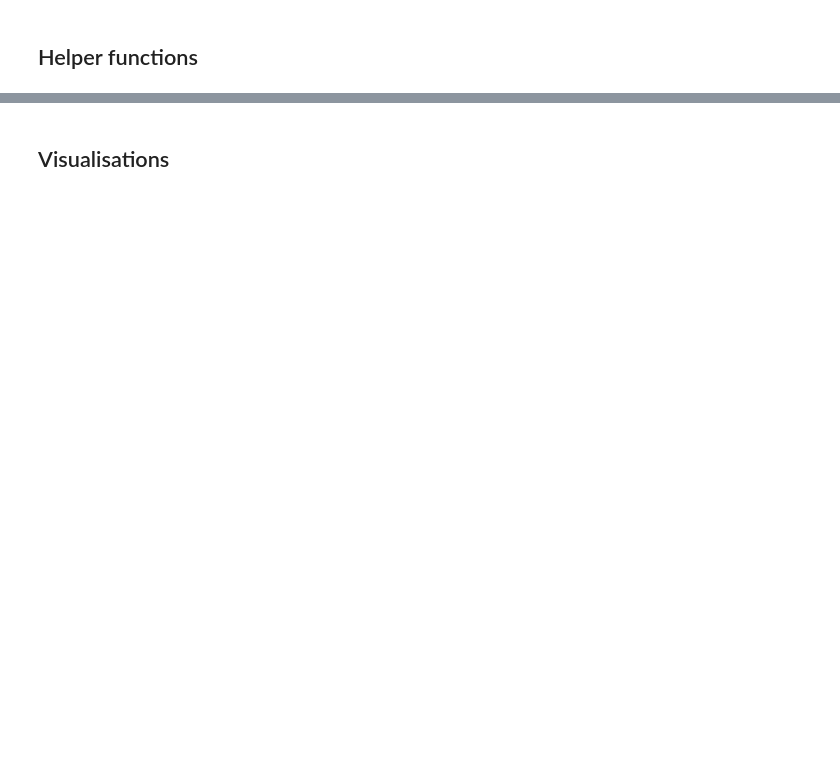
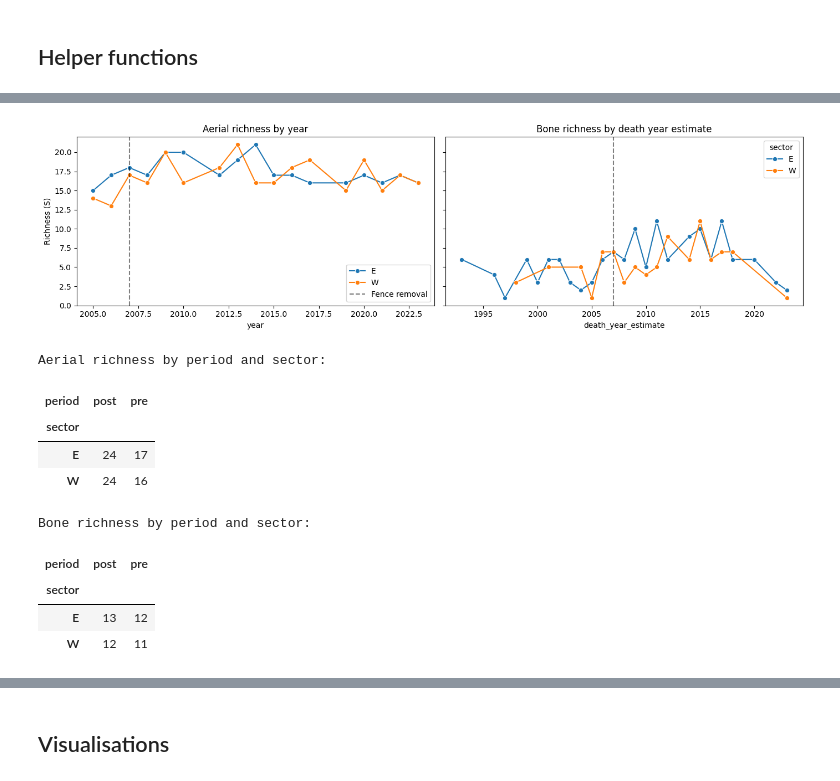
Before and after one commit to karilint/BonesOfOlPejeta, a Jupyter notebook: notebooks/A2 06 Bone vs Aerial comprehensive.ipynb, the cells around one changed output, grey strips where cells are left out. Drawn from its saved outputs; the diff is of its cells as text; code cells hidden in the pictures; blank space fills up the shorter version.

```diff
--- a/notebooks/A2 06 Bone vs Aerial comprehensive.ipynb
+++ b/notebooks/A2 06 Bone vs Aerial comprehensive.ipynb
@@ -415,8 +609,8 @@ for sector in ["E", "W"]:
     period_distances.append({
         "sector": sector,
         "bray_curtis_pre_post": bc_parts["bray_curtis"],
-        "bc_balanced_pre_post": bc_parts["balanced_variation"],
-        "bc_gradient_pre_post": bc_parts["abundance_gradient"],
+        "turnover_pre_post": bc_parts["turnover"],
+        "nestedness_pre_post": bc_parts["nestedness"],
     })
 
 permanova_df = pd.DataFrame(permanova_results)
@@ -455,11 +656,11 @@ for sector in ["E", "W"]:
         "delta_pearson": pear,
         "delta_spearman": spear,
         "live_pre_post_bc": live_parts["bray_curtis"],
-        "live_pre_post_bc_balanced": live_parts["balanced_variation"],
-        "live_pre_post_bc_gradient": live_parts["abundance_gradient"],
+        "live_pre_post_turnover": live_parts["turnover"],
+        "live_pre_post_nestedness": live_parts["nestedness"],
         "bone_pre_post_bc": bone_parts["bray_curtis"],
-        "bone_pre_post_bc_balanced": bone_parts["balanced_variation"],
-        "bone_pre_post_bc_gradient": bone_parts["abundance_gradient"],
+        "bone_pre_post_turnover": bone_parts["turnover"],
+        "bone_pre_post_nestedness": bone_parts["nestedness"],
     })
 
 change_df = pd.DataFrame(change_results)
@@ -466,0 +912,68 @@ change_df
+# %%
+# Species richness trajectories by sector and dataset
+def compute_richness(df, group_cols, count_col="count") -> pd.DataFrame:
+    subset = df[df[count_col] > 0].copy()
+    return (
+        subset.groupby(group_cols)["species"]
+        .nunique()
+        .reset_index(name="richness")
+        .sort_values(group_cols)
+    )
+
+census_long_raw["period"] = np.where(census_long_raw["year"] < post_year, "pre", "post")
+bones_long_raw["period"] = np.where(bones_long_raw["death_year_estimate"] < post_year, "pre", "post")
+
+census_richness_year = compute_richness(census_long_raw, ["sector", "year"])
+bone_richness_year = compute_richness(bones_long_raw, ["sector", "death_year_estimate"])
+
+census_richness_period = compute_richness(census_long_raw, ["sector", "period"])
+bone_richness_period = compute_richness(bones_long_raw, ["sector", "period"])
+
+fig, axes = plt.subplots(1, 2, figsize=(14, 4), sharey=True)
+sns.lineplot(
+    data=census_richness_year,
+    x="year",
+    y="richness",
+    hue="sector",
+    marker="o",
+    ax=axes[0],
+)
+axes[0].axvline(post_year, color="black", linestyle="--", alpha=0.5, label="Fence removal")
+axes[0].set_title("Aerial richness by year")
+axes[0].set_ylabel("Richness (S)")
+axes[0].legend(loc="best")
+
+if not bone_richness_year.empty:
+    sns.lineplot(
+        data=bone_richness_year,
+        x="death_year_estimate",
+        y="richness",
+        hue="sector",
+        marker="o",
+        ax=axes[1],
+    )
+    axes[1].axvline(post_year, color="black", linestyle="--", alpha=0.5)
+    axes[1].set_title("Bone richness by death year estimate")
+else:
+    axes[1].text(0.5, 0.5, "No bone year data", ha="center", va="center")
+    axes[1].set_axis_off()
+axes[1].set_ylabel("Richness (S)")
+plt.tight_layout()
+plt.show()
+
+print("Aerial richness by period and sector:")
+display(census_richness_period.pivot(index="sector", columns="period", values="richness"))
+print("Bone richness by period and sector:")
+display(bone_richness_period.pivot(index="sector", columns="period", values="richness"))
+# %% [output]
+[figure, added]
+Aerial richness by period and sector:
+| period | post | pre |
+| sector |  |  |
+| E | 24 | 17 |
+| W | 24 | 16 |
+Bone richness by period and sector:
+| period | post | pre |
+| sector |  |  |
+| E | 13 | 12 |
+| W | 12 | 11 |
```
Also changed, not shown: parts of 35 cells of this notebook.
